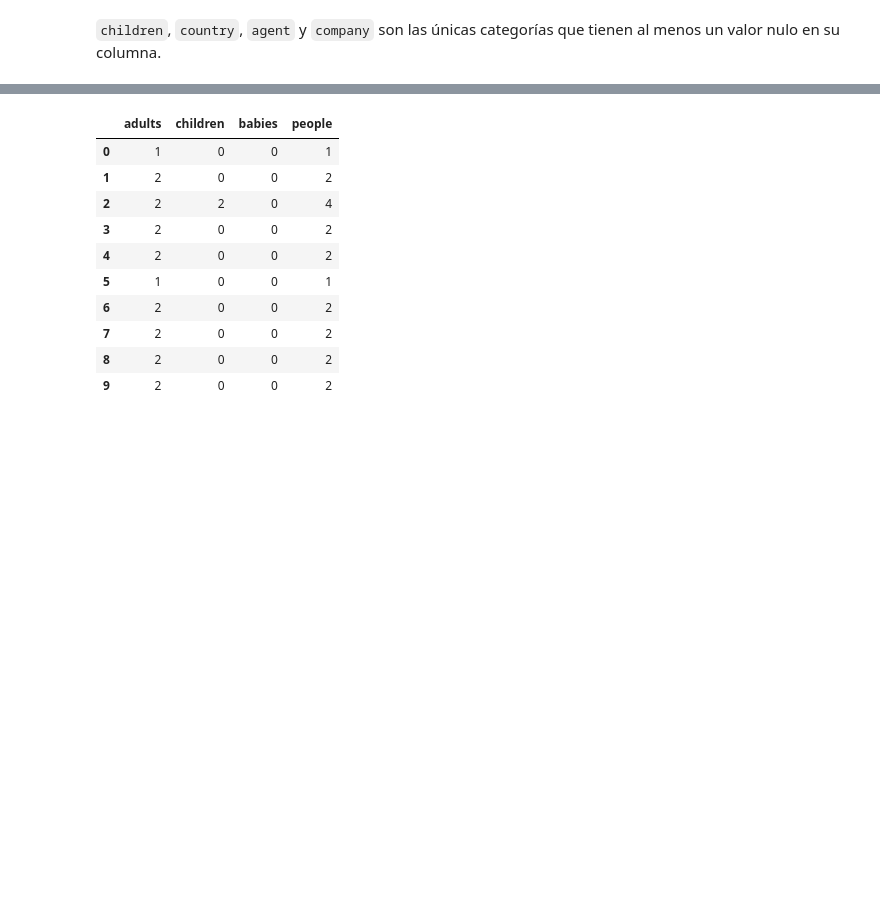
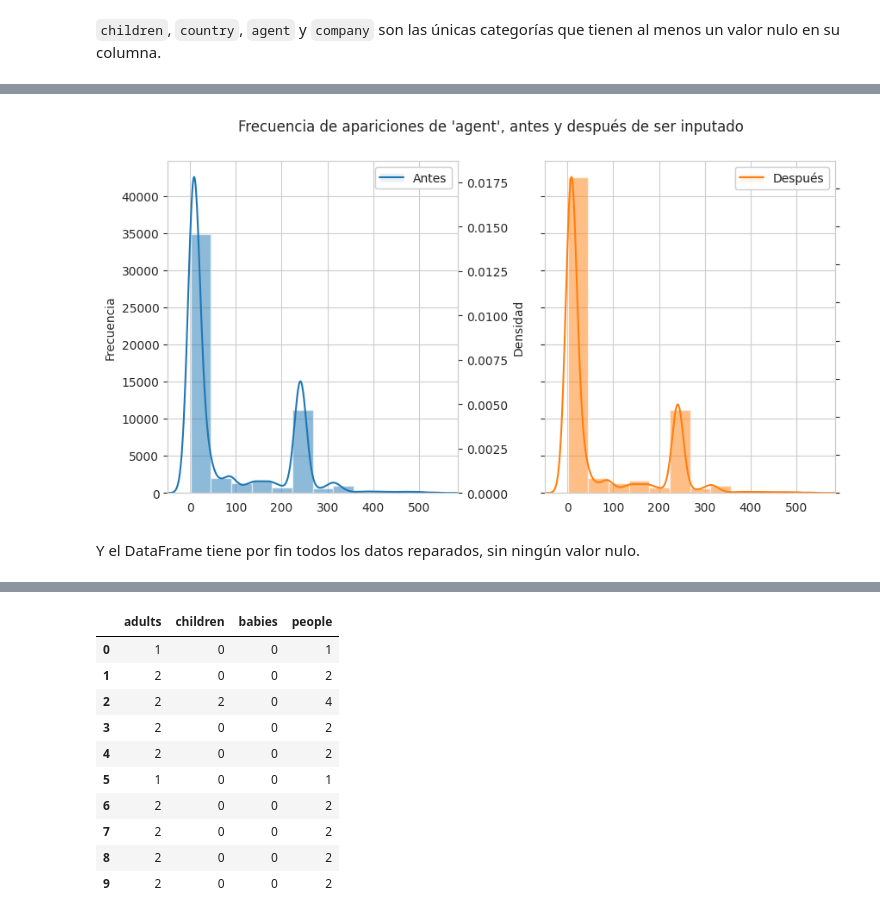
Before and after one commit to NLGS2907/7506R-2C2023-GRUPO03, a Jupyter notebook: TPs/TP1/7506R_TP1_GRUPO03_CHP1_ENTREGA.ipynb, the cells around one changed output, grey strips where cells are left out. Cells and saved outputs as stored; diff of their text form; code cells hidden in the pictures; blank space fills up the shorter version.

```diff
--- a/TPs/TP1/7506R_TP1_GRUPO03_CHP1_ENTREGA.ipynb
+++ b/TPs/TP1/7506R_TP1_GRUPO03_CHP1_ENTREGA.ipynb
@@ -276,0 +318,11 @@ df_sanitizada = df_trabajo.drop(columns=["company"]).dropna(axis="index", subset
+# %%
+df_copia = df_sanitizada.copy()
+imputador = SimpleImputer(missing_values=np.nan, strategy="most_frequent")
+datos_imputados = imputador.fit_transform(df_copia)
+
+df_imp = pd.DataFrame(data=datos_imputados,
+                      index=df_copia.index,
+                      columns=df_copia.columns)
+df_sanitizada["agent"] = df_imp["agent"].astype(int)
+df_sanitizada.reset_index(drop=True) # para hacer coincidir de nuevo los números del índice
+df_sanitizada[["agent"]].head()
@@ -276,0 +336,35 @@ df_sanitizada = df_trabajo.drop(columns=["company"]).dropna(axis="index", subset
+# %%
+# pequeña función auxiliar
+def ajustar_limites(ax, serie=None, pad=50):
+
+    x_minimo = (serie.min() if serie is not None else 0)
+    x_maximo = (serie.max() if serie is not None else 500)
+
+    ax.set_ylim(0)
+    ax.set_xlim(x_minimo - pad, x_maximo + pad)
+# %%
+cant_barras = 12
+
+antes = df_trabajo["agent"].copy().rename("Antes")
+despues = df_sanitizada["agent"].copy().rename("Después")
+df_comp = pd.DataFrame(data=[antes, despues]).transpose()
+
+axes = df_comp.plot.hist(bins=cant_barras,
+                          subplots=True, layout=(1, 2),
+                          sharey=True, figsize=(10, 5),
+                          title="Frecuencia de apariciones de 'agent', antes y después de ser inputado",
+                          alpha=0.5, ylabel="Frecuencia")
+hists = axes[0]
+hists[0].yaxis.set_label_text("Frecuencia") # Esta línea tiene que ir acá o sino pyplot se enoja >:)
+
+kdes = df_comp.plot.kde(subplots=True, sharey=True, secondary_y=True, ax=hists)
+kdes[0].yaxis.set_label_text("Densidad")
+
+# ajustes
+ajustar_limites(kdes[0], df_trabajo["agent"])
+ajustar_limites(kdes[1], df_sanitizada["agent"])
+plt.subplots_adjust(wspace=0.3)
+# %% [output]
+[figure, added]
+# %% [markdown]
+Y el DataFrame tiene por fin todos los datos reparados, sin ningún valor nulo.
```
Also changed, not shown: parts of 35 cells of this notebook, 1 other file.
